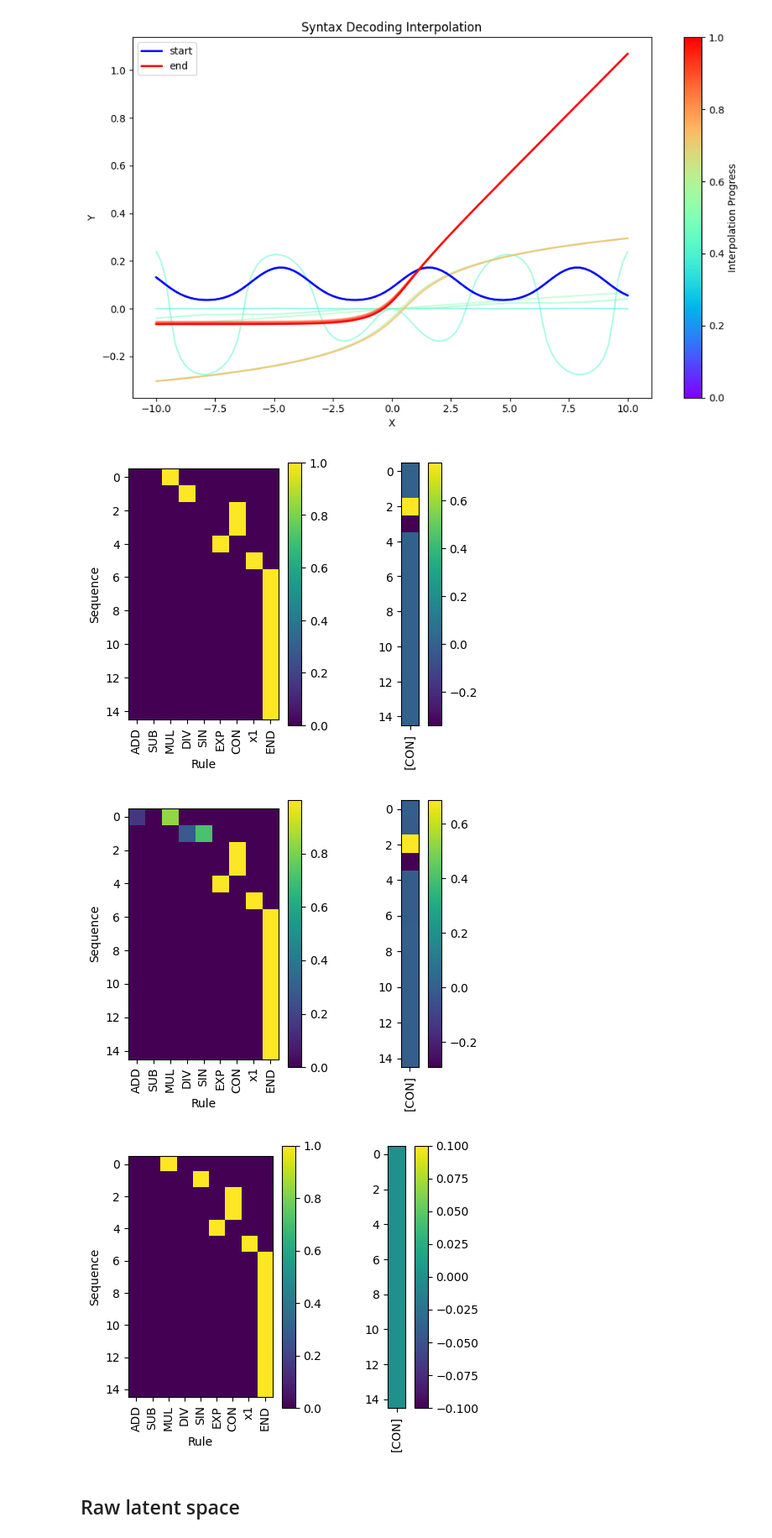
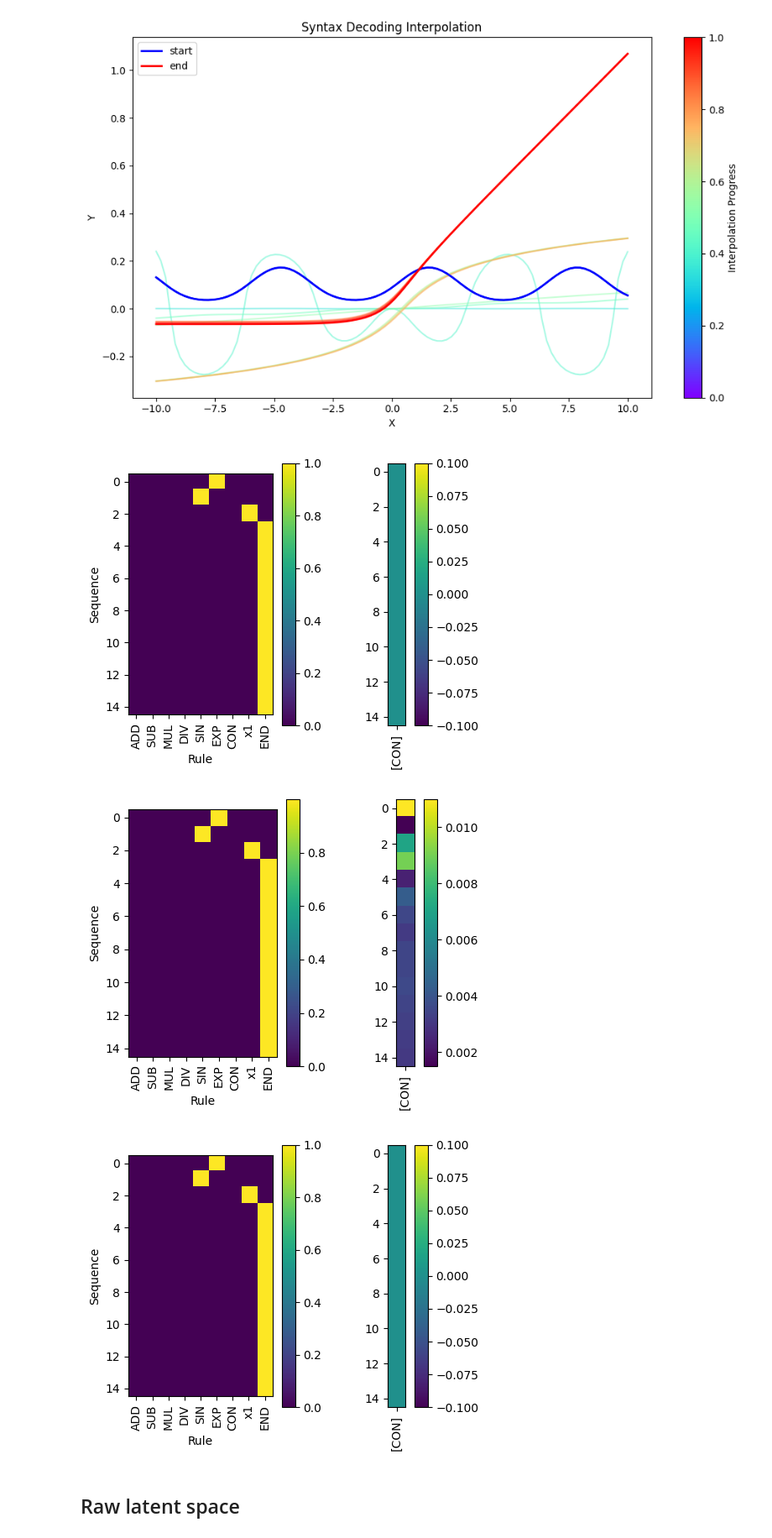
Before and after one commit to LuisCarretero/similar-expressions, a Jupyter notebook: src/downstream/latent_analysis.ipynb, the cells around one changed output. Shown: that part at 84% size. Saved outputs shown, nothing was run; the diff lists cells and outputs as text; code cells hidden in the pictures.

Commit message:
data util & analysis cleanup

```diff
--- a/src/downstream/latent_analysis.ipynb
+++ b/src/downstream/latent_analysis.ipynb
@@ -29,20 +28,16 @@ from copy import deepcopy
 import torch
 import numpy as np
 import sympy as sp
-from util import prods_to_eq, logits_to_prefix, logits_to_prods
+from parsing import prods_to_prefix, logits_to_prefix, logits_to_prods
 from config_util import dict_to_config, load_config
-from data_util import data2input, load_dataset, calc_priors_and_means, create_dataloader, load_wandb_model
+from data_util import data2input, load_dataset, calc_priors_and_means, create_dataloader, load_wandb_model, create_dataloader_from_wandb, data_from_loader
 from debug_util import plot_onehot
 from matplotlib import pyplot as plt
 torch.manual_seed(41)
 
-# Load dataset
-datapath = '/Users/luis/Desktop/Cranmer 2024/Workplace/smallMutations/similar-expressions/data'
-syntax, consts, val_x, val, syntax_cats = load_dataset(datapath=datapath, name='dataset_240822_1')
-data_syntax = np.concatenate([syntax, consts[:, :, np.newaxis]], axis=-1)
-value_transform = lambda x: torch.arcsinh(x)*0.1
-val_transformed = value_transform(torch.tensor(val)).detach().numpy()
-
-vae_model, cfg_dict, cfg = load_wandb_model(run='24ryl3yz')
+# Load model and dataset
+model, cfg_dict, cfg = load_wandb_model(run='24ryl3yz')
+train_loader, test_loader, info = create_dataloader_from_wandb(cfg_dict, cfg)
+val_x, syntax_cats, value_transform = info['val_x'], info['syntax_cats'], info['value_transform']
 # %% [output]
 Using updated value decoder 2.0!
@@ -51,26 +44,15 @@ Using updated value decoder 2.0!
-# %%
-datapath = '/Users/luis/Desktop/Cranmer 2024/Workplace/smallMutations/similar-expressions/data'
-train_loader, test_loader, hashes = create_dataloader(datapath, 'dataset_240817_2', cfg, value_transform=lambda x: torch.arcsinh(x)*0.1)
-assert all([config['dataset_hashes']['value'][key] == hashes[key] for key in config['dataset_hashes']['value']]), "Error: Using different dataset than used for training."
 # %% [markdown]
 ## Raw latent space
 # %%
 BATCH_SIZE = 2**15
-
-cfg2 = deepcopy(cfg)
-cfg2.training.batch_size = BATCH_SIZE
-datapath = '/Users/luis/Desktop/Cranmer 2024/Workplace/smallMutations/similar-expressions/data'
-train_loader, test_loader, hashes = create_dataloader(datapath, 'dataset_240822_1', cfg2, value_transform=lambda x: torch.arcsinh(x)*0.1, shuffle_train=False)
-assert all([config['dataset_hashes']['value'][key] == hashes[key] for key in config['dataset_hashes']['value']]), "Error: Using different dataset than used for training."
-
 
 sigma_norm_train = np.empty(len(train_loader.dataset))
 mu_train = np.empty([len(train_loader.dataset), cfg.model.z_size])
 z_train = np.empty([len(train_loader.dataset), cfg.model.z_size])
-for i, (x, _, _, _) in enumerate(train_loader):
+for i, x in enumerate(data_from_loader(train_loader, 'x', batch_size=2**15)):
     # x = torch.tensor(data_syntax[:(2**15), ...].transpose(0, 2, 1))
-    mean, ln_var = vae_model.encoder(x)
-    z = vae_model.sample(mean, ln_var)
+    mean, ln_var = model.encoder(x)
+    z = model.sample(mean, ln_var)
     res = ln_var.norm(dim=1).exp().detach().numpy()
     sigma_norm_train[i*BATCH_SIZE:(i+1)*BATCH_SIZE] = res
     mu_train[i*BATCH_SIZE:(i+1)*BATCH_SIZE, :] = mean.detach().numpy()
@@ -79,10 +61,10 @@ for i, (x, _, _, _) in enumerate(train_loader):
 sigma_norm_test = np.empty(len(test_loader.dataset))
 mu_test = np.empty([len(test_loader.dataset), cfg.model.z_size])
 z_test = np.empty([len(test_loader.dataset), cfg.model.z_size])
-for i, (x, _, _, _) in enumerate(test_loader):
+for i, x in enumerate(data_from_loader(test_loader, 'x', batch_size=2**15)):
     # x = torch.tensor(data_syntax[:(2**15), ...].transpose(0, 2, 1))
-    mean, ln_var = vae_model.encoder(x)
-    z = vae_model.sample(mean, ln_var)
+    mean, ln_var = model.encoder(x)
+    z = model.sample(mean, ln_var)
     res = ln_var.norm(dim=1).exp().detach().numpy()
     sigma_norm_test[i*BATCH_SIZE:(i+1)*BATCH_SIZE] = res
     mu_test[i*BATCH_SIZE:(i+1)*BATCH_SIZE, :] = mean.detach().numpy()
@@ -455,20 +436,20 @@ plt.show()
 # %% [output]
 [figure]
 # %%
-x = train_loader.dataset.dataset[train_loader.dataset.indices][0][0, ...].unsqueeze(0)
+x = data_from_loader(train_loader, 'x', idx=0).unsqueeze(0)
 
-logits, values = vae_model(x)
+logits, values = model(x)
 
 plot_onehot(x.squeeze(0).T.detach().numpy(), syntax_cats, figsize=(5, 4))
 plot_onehot(logits.squeeze(0).detach().numpy(), syntax_cats, apply_softmax=True, figsize=(5, 4))
 # Convert logits to one-hot encoding
 logits_np = logits.squeeze(0).detach().numpy()
 one_hot = np.zeros_like(logits_np)
 one_hot[np.arange(len(logits_np)), logits_np.argmax(axis=1)] = 1
 plot_onehot(one_hot, syntax_cats, figsize=(5, 4))
 # %% [output]
-[figure, old version]
+[figure, new version]
-[figure, old version]
+[figure, new version]
-[figure, old version]
+[figure, new version]
 # %% [markdown]
 ## Raw latent space
```
Also changed, not shown: parts of 6 cells of this notebook, 4 other files.
